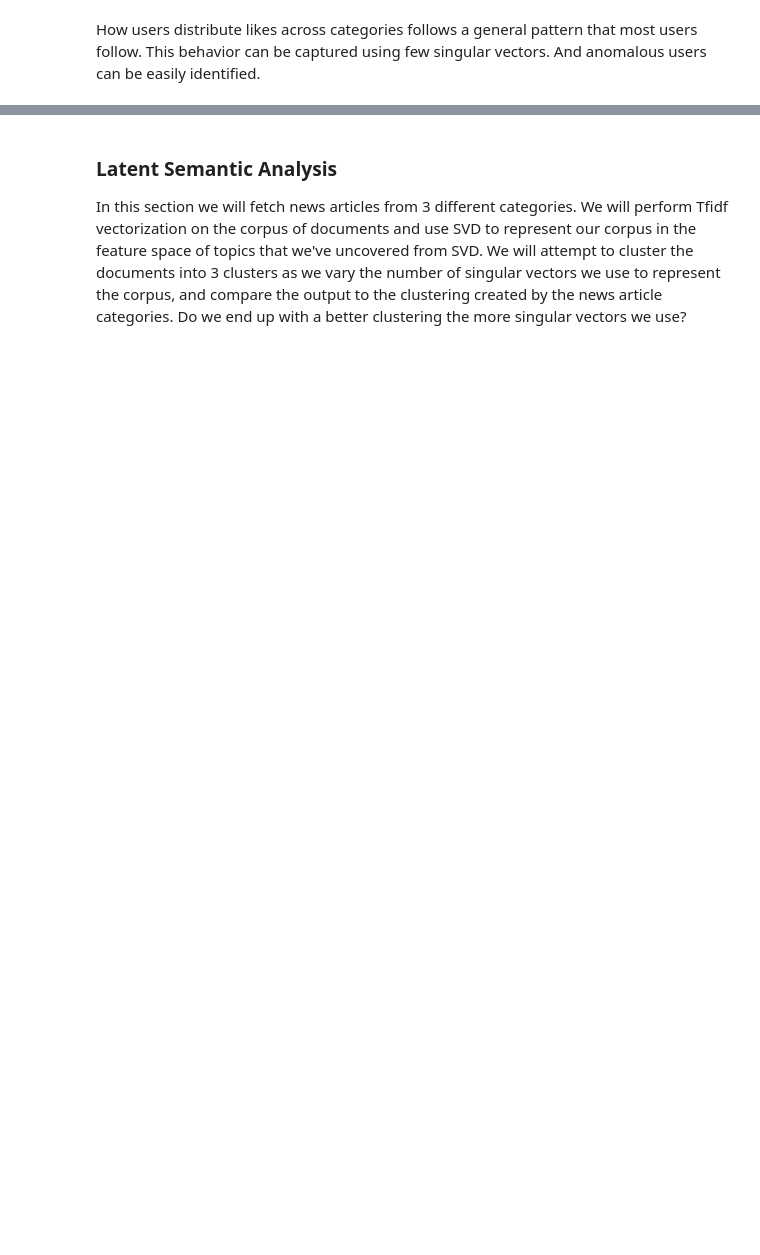
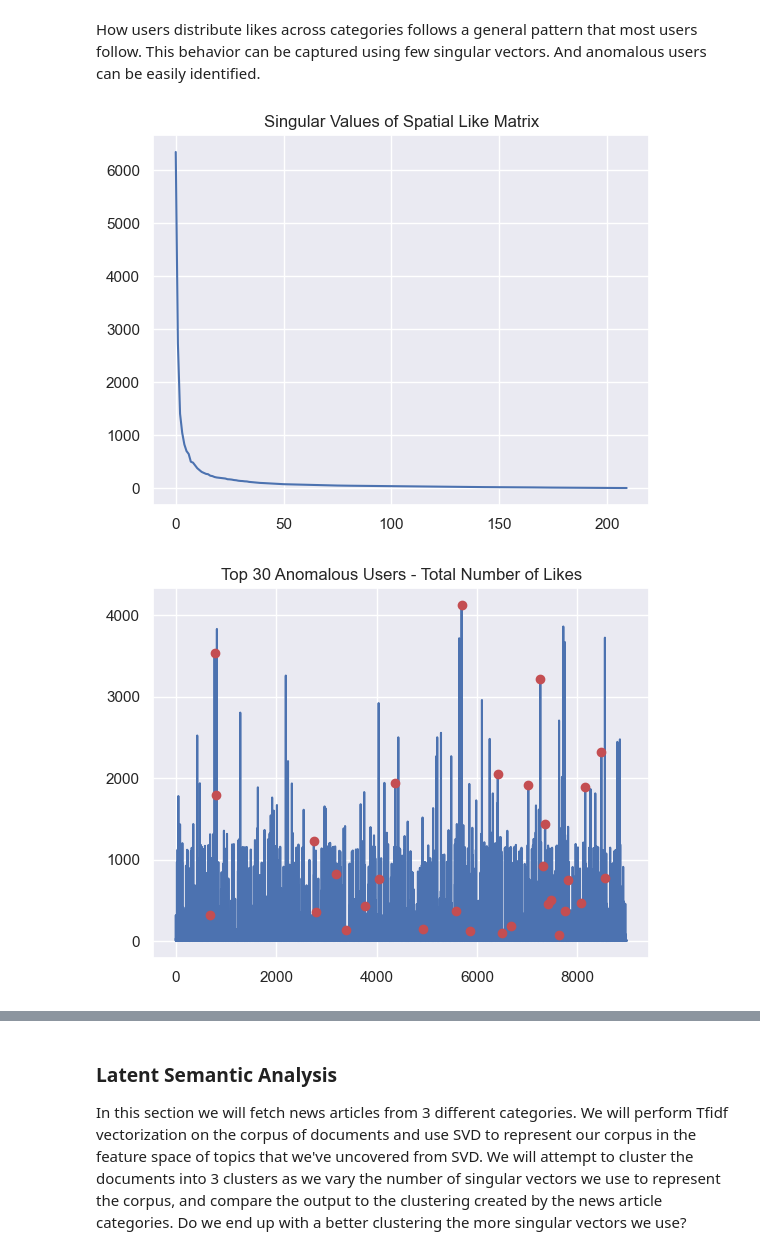
Before and after one commit to Victonier/CS506-Spring2023, a Jupyter notebook: worksheets/worksheet_09.ipynb, the cells around one changed output, grey strips where cells are left out. Drawn from its saved outputs; the diff is of its cells as text; code cells hidden in the pictures; blank space fills up the shorter version.

```diff
--- a/worksheets/worksheet_09.ipynb
+++ b/worksheets/worksheet_09.ipynb
@@ -193,13 +198,12 @@ plt.show()
 # %% [markdown]
 How users distribute likes across categories follows a general pattern that most users follow. This behavior can be captured using few singular vectors. And anomalous users can be easily identified.
 # %%
-
 u,s,vt = np.linalg.svd(FBSpatial,full_matrices=False)
 plt.plot(s)
 _ = plt.title('Singular Values of Spatial Like Matrix')
 plt.show()
 
-RANK = ...
+RANK = 75
 scopy = s.copy()
 scopy[RANK:] = 0.
 N = u @ np.diag(scopy) @ vt
@@ -211,30 +215,33 @@ anomSet = np.argsort(Onorm)[-30:]
 # _ = plt.title('Norm of Residual (rows of O)')
 # plt.show()
 
 plt.plot(FBSnorm)
 plt.plot(anomSet, FBSnorm[anomSet],'ro')
 _ = plt.title('Top 30 Anomalous Users - Total Number of Likes')
 plt.show()
 
 # anomalous users
 plt.figure(figsize=(9,6))
 for i in range(1,10):
     ax = plt.subplot(3,3,i)
     plt.plot(FBSpatial[anomSet[i-1],:])
     plt.xlabel('FB Content Categories')
 plt.subplots_adjust(wspace=0.25,hspace=0.45)
 _ = plt.suptitle('Nine Example Anomalous Users',size=20)
 plt.show()
 
 # normal users
 set = np.argsort(Onorm)[0:7000]
 # that have high overall volume
 max = np.argsort(FBSnorm[set])[::-1]
 plt.figure(figsize=(9,6))
 for i in range(1,10):
     ax = plt.subplot(3,3,i)
     plt.plot(FBSpatial[set[max[i-1]],:])
     plt.xlabel('FB Content Categories')
 plt.subplots_adjust(wspace=0.25,hspace=0.45)
 _ = plt.suptitle('Nine Example Normal Users',size=20)
 plt.show()
+# %% [output]
+[figure, added]
+[figure, added]
```
Also changed, not shown: parts of 11 cells of this notebook.
